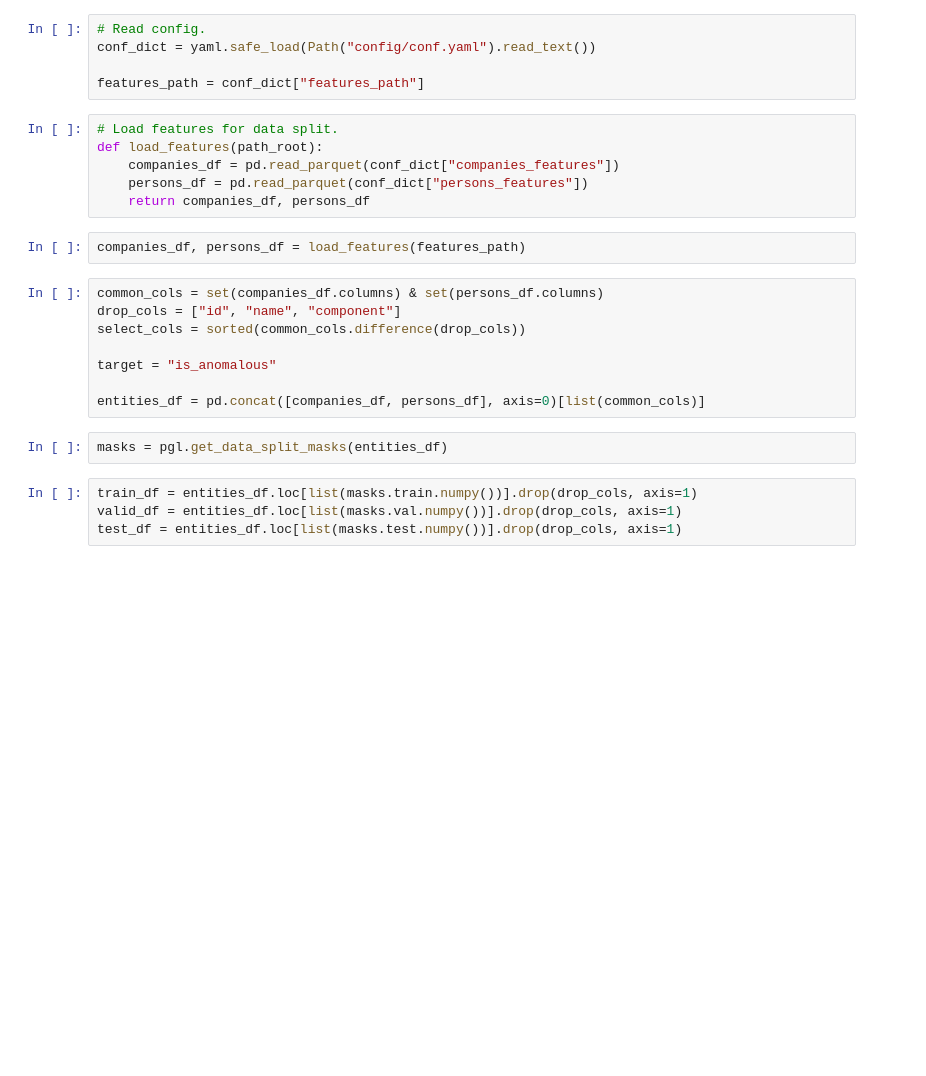
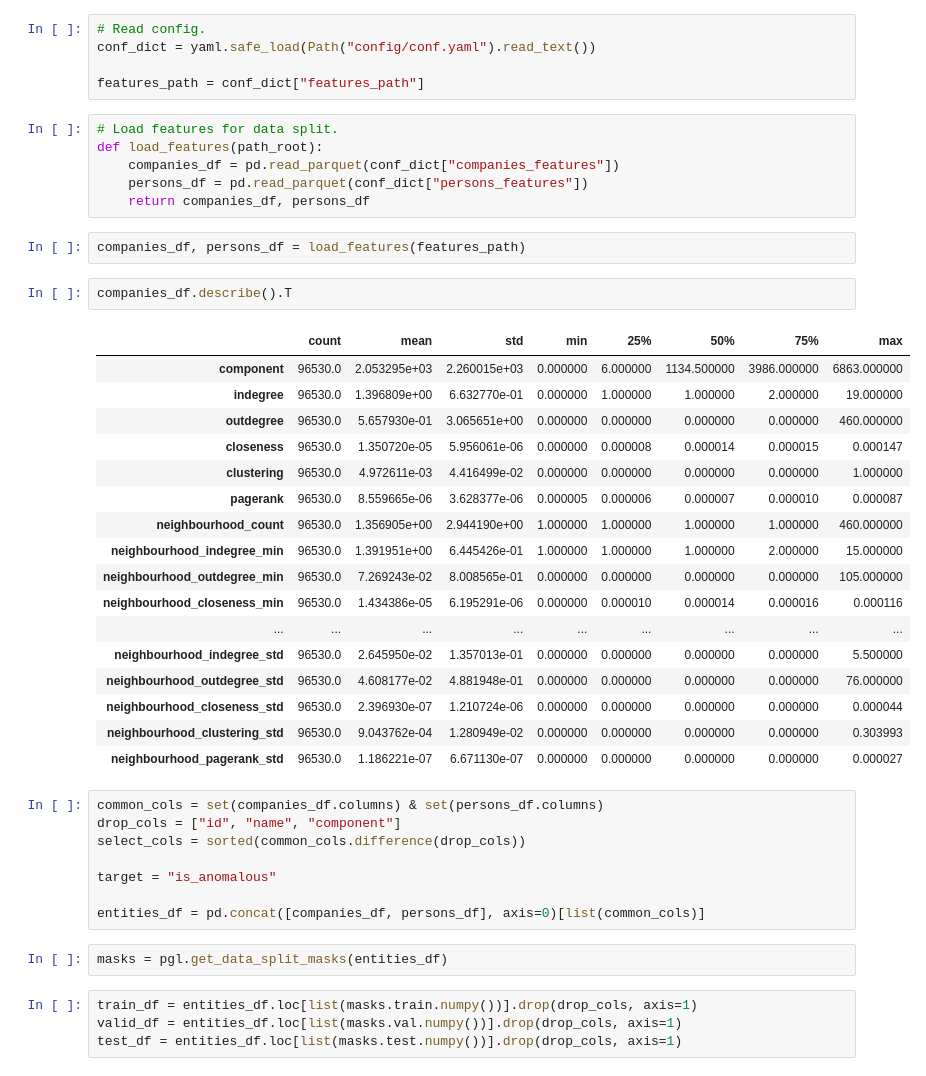
Before and after one commit to domvwt/msc-thesis, a Jupyter notebook: notebooks/13-catboost-model.ipynb, the cells around one changed output. Drawn from its saved outputs; the diff is of its cells as text; blank space fills up the shorter version.

```diff
--- a/notebooks/13-catboost-model.ipynb
+++ b/notebooks/13-catboost-model.ipynb
@@ -30,6 +30,26 @@ def load_features(path_root):
     return companies_df, persons_df
 # %%
 companies_df, persons_df = load_features(features_path)
+# %%
+companies_df.describe().T
+# %% [output]
+|  | count | mean | std | min | 25% | 50% | 75% | max |
+| component | 96530.0 | 2.053295e+03 | 2.260015e+03 | 0.000000 | 6.000000 | 1134.500000 | 3986.000000 | 6863.000000 |
+| indegree | 96530.0 | 1.396809e+00 | 6.632770e-01 | 0.000000 | 1.000000 | 1.000000 | 2.000000 | 19.000000 |
+| outdegree | 96530.0 | 5.657930e-01 | 3.065651e+00 | 0.000000 | 0.000000 | 0.000000 | 0.000000 | 460.000000 |
+| closeness | 96530.0 | 1.350720e-05 | 5.956061e-06 | 0.000000 | 0.000008 | 0.000014 | 0.000015 | 0.000147 |
+| clustering | 96530.0 | 4.972611e-03 | 4.416499e-02 | 0.000000 | 0.000000 | 0.000000 | 0.000000 | 1.000000 |
+| pagerank | 96530.0 | 8.559665e-06 | 3.628377e-06 | 0.000005 | 0.000006 | 0.000007 | 0.000010 | 0.000087 |
+| neighbourhood_count | 96530.0 | 1.356905e+00 | 2.944190e+00 | 1.000000 | 1.000000 | 1.000000 | 1.000000 | 460.000000 |
+| neighbourhood_indegree_min | 96530.0 | 1.391951e+00 | 6.445426e-01 | 1.000000 | 1.000000 | 1.000000 | 2.000000 | 15.000000 |
+| neighbourhood_outdegree_min | 96530.0 | 7.269243e-02 | 8.008565e-01 | 0.000000 | 0.000000 | 0.000000 | 0.000000 | 105.000000 |
+| neighbourhood_closeness_min | 96530.0 | 1.434386e-05 | 6.195291e-06 | 0.000000 | 0.000010 | 0.000014 | 0.000016 | 0.000116 |
+| ... | ... | ... | ... | ... | ... | ... | ... | ... |
+| neighbourhood_indegree_std | 96530.0 | 2.645950e-02 | 1.357013e-01 | 0.000000 | 0.000000 | 0.000000 | 0.000000 | 5.500000 |
+| neighbourhood_outdegree_std | 96530.0 | 4.608177e-02 | 4.881948e-01 | 0.000000 | 0.000000 | 0.000000 | 0.000000 | 76.000000 |
+| neighbourhood_closeness_std | 96530.0 | 2.396930e-07 | 1.210724e-06 | 0.000000 | 0.000000 | 0.000000 | 0.000000 | 0.000044 |
+| neighbourhood_clustering_std | 96530.0 | 9.043762e-04 | 1.280949e-02 | 0.000000 | 0.000000 | 0.000000 | 0.000000 | 0.303993 |
+| neighbourhood_pagerank_std | 96530.0 | 1.186221e-07 | 6.671130e-07 | 0.000000 | 0.000000 | 0.000000 | 0.000000 | 0.000027 |
 # %%
 common_cols = set(companies_df.columns) & set(persons_df.columns)
 drop_cols = ["id", "name", "component"]
```
Also changed, not shown: parts of 8 cells of this notebook, 12 other files.
